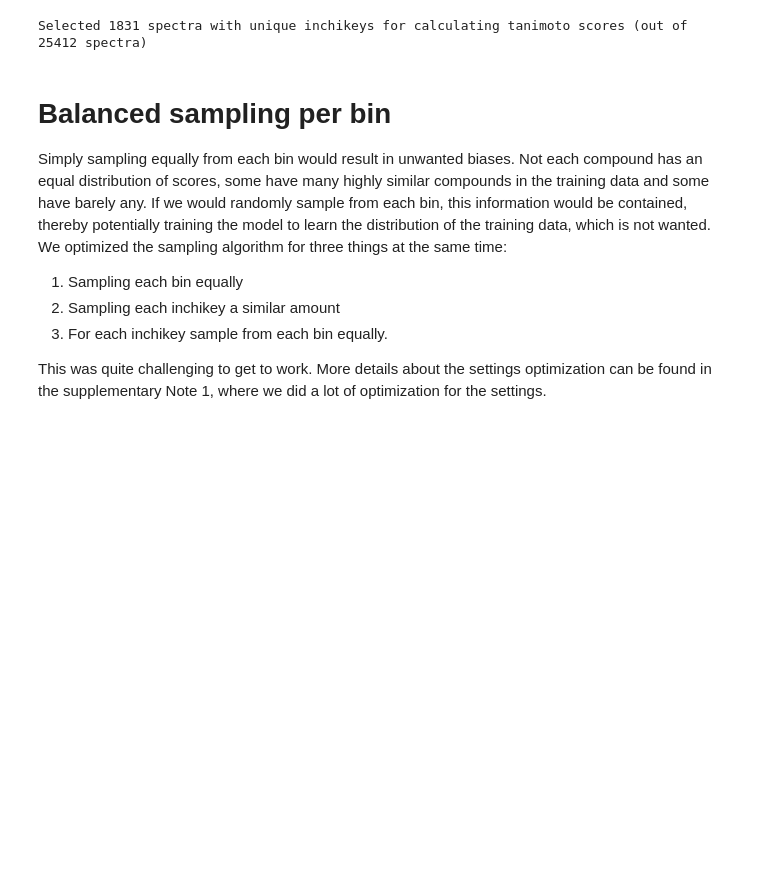
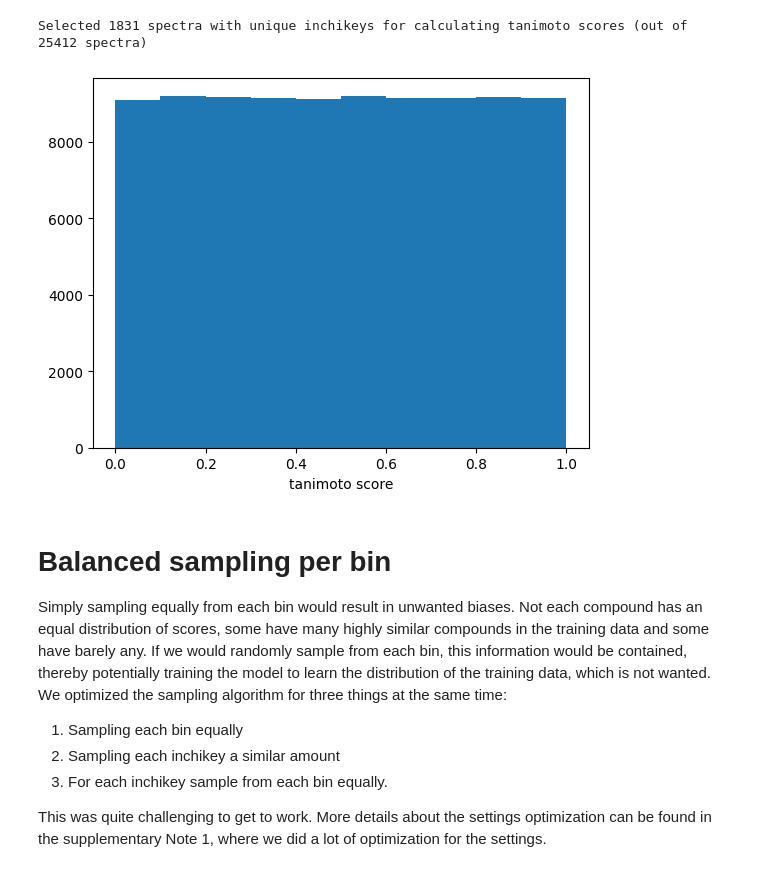
Before and after one commit to matchms/ms2deepscore, a Jupyter notebook: notebooks/tutorials/pair_sampling_tutorial.ipynb, the cells around one changed output. Drawn from its saved outputs; the diff is of its cells as text; code cells hidden in the pictures; blank space fills up the shorter version.

```diff
--- a/notebooks/tutorials/pair_sampling_tutorial.ipynb
+++ b/notebooks/tutorials/pair_sampling_tutorial.ipynb
@@ -54,7 +60,9 @@ scores = [x[2] for x in selected_compound_pairs]
 # %%
-plt.hist(scores)
+plt.hist(spectrum_pair_generator.get_scores())
 plt.xlabel("tanimoto score")
 plt.show()
+# %% [output]
+[figure, added]
 # %% [markdown]
 # Balanced sampling per bin
 Simply sampling equally from each bin would result in unwanted biases. Not each compound has an equal distribution of scores, some have many highly similar compounds in the training data and some have barely any. If we would randomly sample from each bin, this information would be contained, thereby potentially training the model to learn the distribution of the training data, which is not wanted. We optimized the sampling algorithm for three things at the same time:
```
Also changed, not shown: parts of 10 cells of this notebook.
